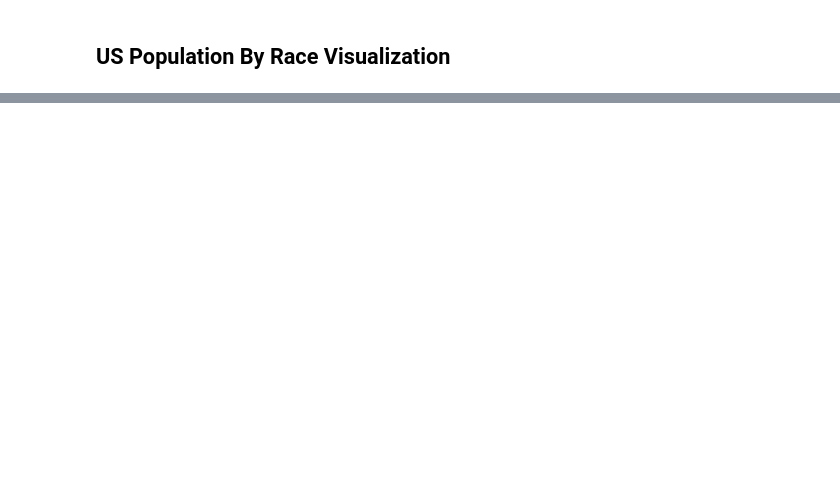
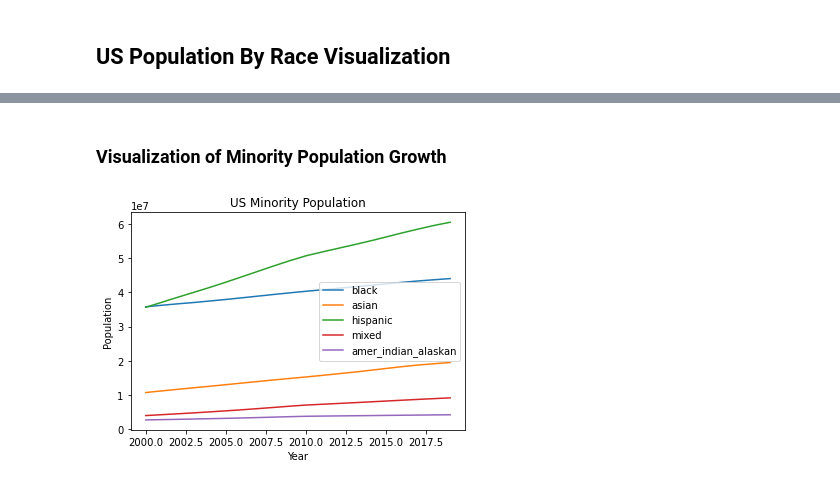
Before and after one commit to taiwojay/us_population_race, a Jupyter notebook: us_population.ipynb, the cells around one changed output, grey strips where cells are left out. Drawn from its saved outputs; the diff is of its cells as text; code cells hidden in the pictures; blank space fills up the shorter version.

```diff
--- a/us_population.ipynb
+++ b/us_population.ipynb
@@ -27,0 +48,25 @@ df.head()
+# %% [markdown]
+### Visualization of Minority Population Growth
+# %%
+import matplotlib.pyplot as plt
+
+ax = plt.gca()
+
+def plotter(series):
+    return df.plt(kind='line',x='year',y=series, ax=ax)
+
+
+df.plot(kind='line',x='year',y='black',ax=ax)
+df.plot(kind='line',x='year',y='asian',ax=ax)
+df.plot(kind='line',x='year',y='hispanic',ax=ax)
+df.plot(kind='line',x='year',y='mixed',ax=ax)
+df.plot(kind='line',x='year',y='amer_indian_alaskan',ax=ax)
+plt.xlabel('Year')
+plt.ylabel('Population')
+plt.title('US Minority Population')
+
+
+
+plt.show()
+# %% [output]
+[figure, added]
```
Also changed, not shown: parts of 11 cells of this notebook.
